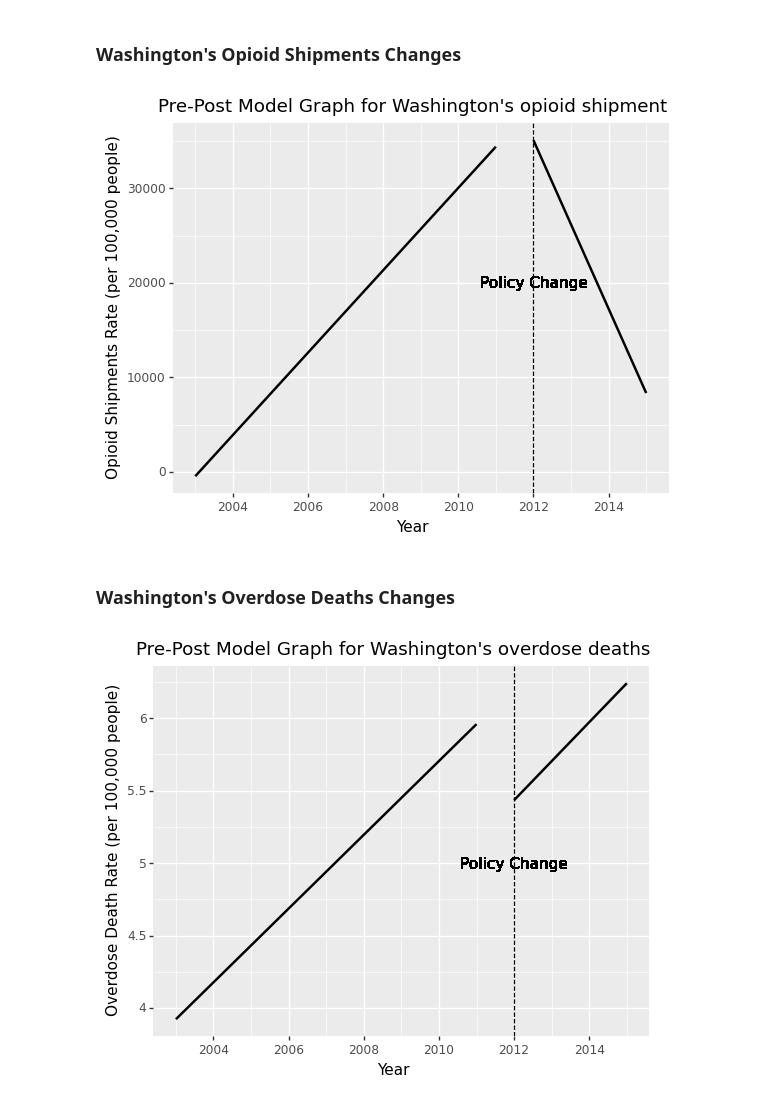
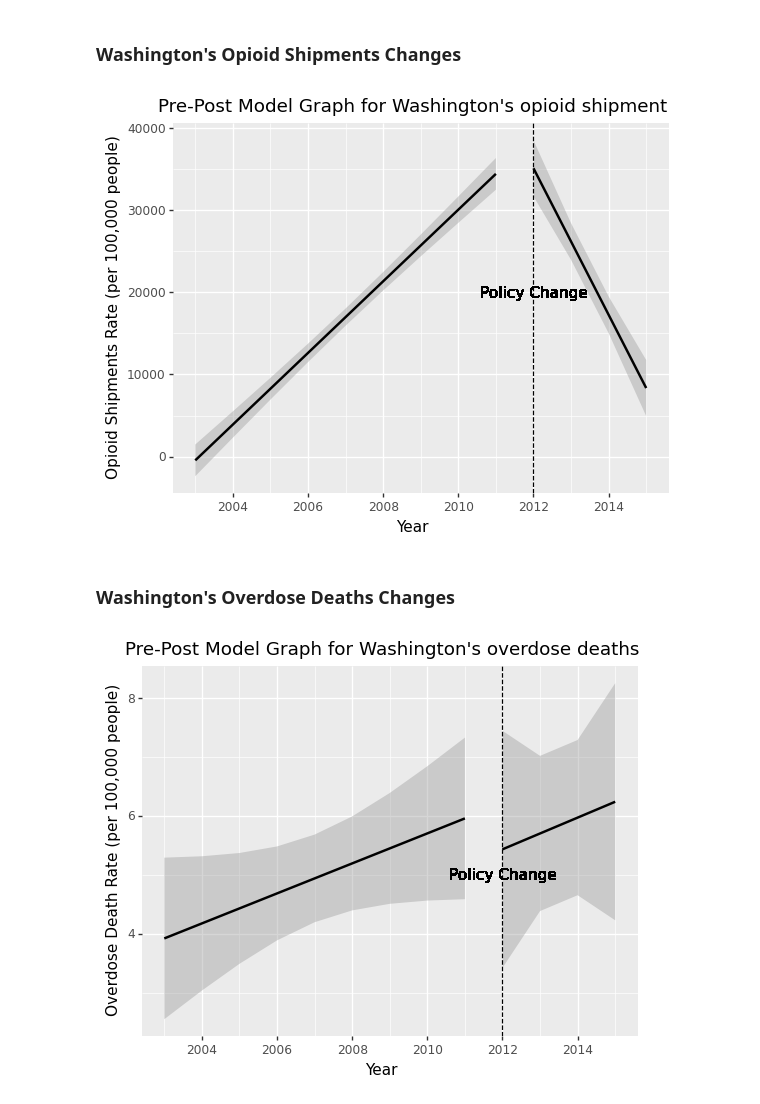
Before and after one commit to Yer1k/opioid_causal_inference, a Jupyter notebook: 10_code/pre-post_analysis.ipynb, the cells around one changed output. Cells and saved outputs as stored; diff of their text form; code cells hidden in the pictures.

```diff
--- a/10_code/pre-post_analysis.ipynb
+++ b/10_code/pre-post_analysis.ipynb
@@ -188,12 +189,12 @@ wa_shiprate_plot = (
     + geom_smooth(
         method="lm",
         data=wa_df[wa_df["year"] < 2012],
-        se=False,
+        se=True,
     )
     + geom_smooth(
         method="lm",
         data=wa_df[wa_df["year"] >= 2012],
-        se=False,
+        se=True,
     )
     + scale_x_continuous(breaks=[2002, 2004, 2006,
                          2008, 2010, 2012, 2014, 2016])
@@ -206,32 +207,32 @@ wa_shiprate_plot = (
 wa_shiprate_plot.save("../30_results/prepost_Washington_opioid_shipment.pdf")
 print(wa_shiprate_plot)
 # %% [output]
-[figure, old version]
+[figure, new version]
 # %% [markdown]
 ### Washington's Overdose Deaths Changes
 # %%
 # plot the effect on overdose deaths during 2003-2015 (policy change in 2012)
 wa_overdose_plot = (
     ggplot(wa_df, aes(x="year", y="death_rate"))
     + geom_smooth(
         method="lm",
         data=wa_df[wa_df["year"] < 2012],
-        se=False,
+        se=True,
     )
     + geom_smooth(
         method="lm",
         data=wa_df[wa_df["year"] >= 2012],
-        se=False,
+        se=True,
     )
     + scale_x_continuous(breaks=[2002, 2004, 2006,
                          2008, 2010, 2012, 2014, 2016])
     + geom_vline(xintercept=2012, linetype="dashed")
     + geom_text(x=2012, y=5, label="Policy Change", color="black")
     + labs(title="Pre-Post Model Graph for Washington's overdose deaths")
     + xlab('Year')
     + ylab('Overdose Death Rate (per 100,000 people)')
 )
 wa_overdose_plot.save("../30_results/prepost_Washington_overdose_deaths.pdf")
 print(wa_overdose_plot)
 # %% [output]
-[figure, old version]
+[figure, new version]
```
Also changed, not shown: parts of 3 cells of this notebook, 5 other files.
